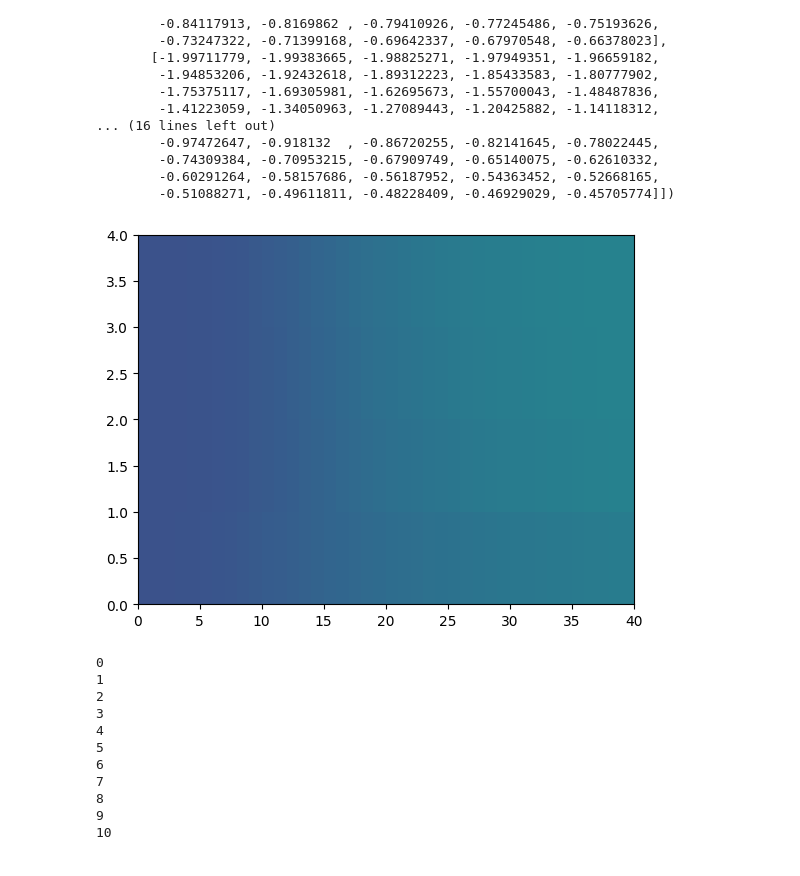
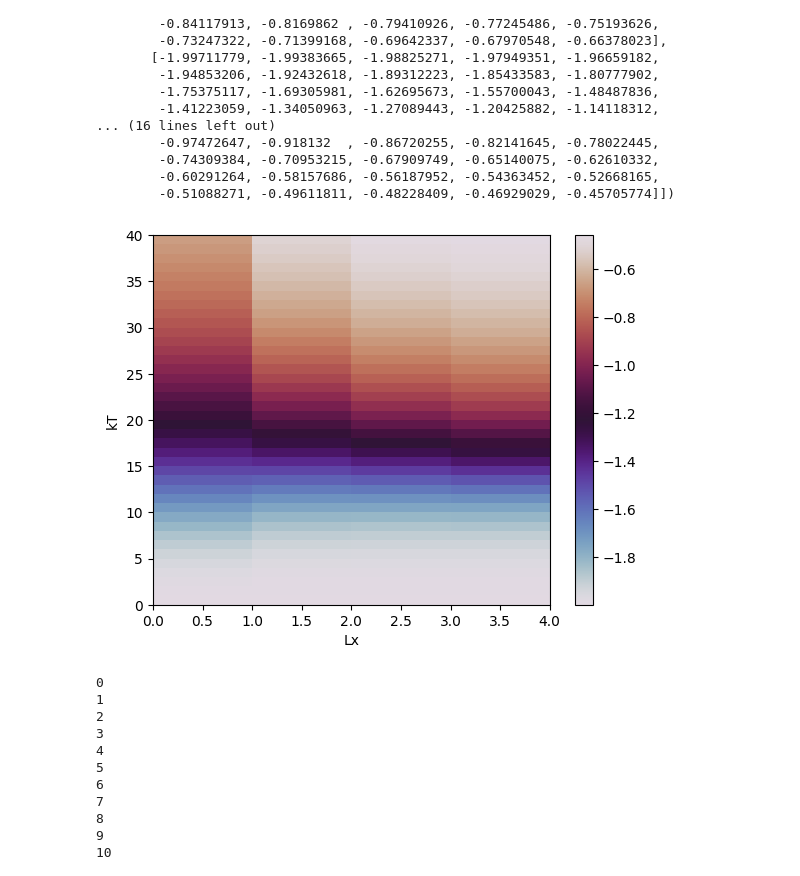
Before and after one commit to rustam432184798213651/FeromagneticModeling, a Jupyter notebook: FeromagneticsModeling.ipynb, the cells around one changed output. Saved outputs shown, nothing was run; the diff lists cells and outputs as text; code cells hidden in the pictures.

```diff
--- a/FeromagneticsModeling.ipynb
+++ b/FeromagneticsModeling.ipynb
@@ -216,10 +233,13 @@ array([[-1.99509474, -1.98967862, -1.98074878, -1.96731117, -1.94851445,
 # %%
 import matplotlib.pyplot as plt
 data = np.load("matrix_of_mean_energies.txt.npy")
-plt.pcolormesh(data, rasterized=True, vmin=-4, vmax=4)
+plt.pcolormesh(np.transpose(data), cmap='twilight')
+plt.xlabel('Lx')
+plt.ylabel('kT')
+plt.colorbar()
 plt.show()
 # %% [output]
-[figure, old version]
+[figure, new version]
 # %%
 @njit
 def generator(n):
```
Also changed, not shown: parts of 3 cells of this notebook.
